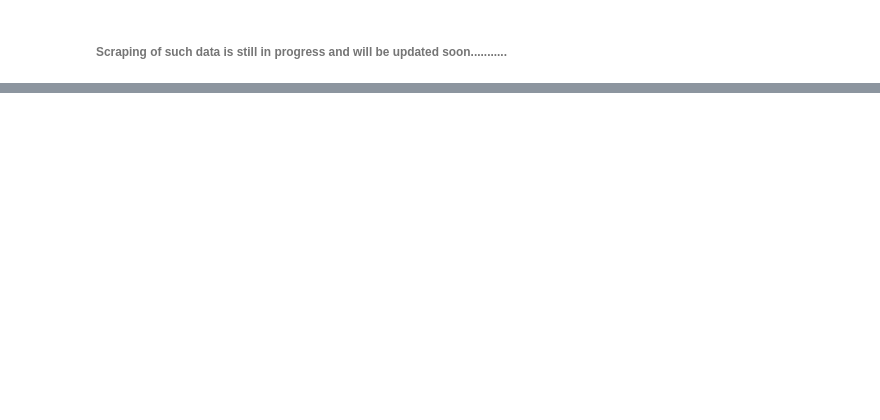
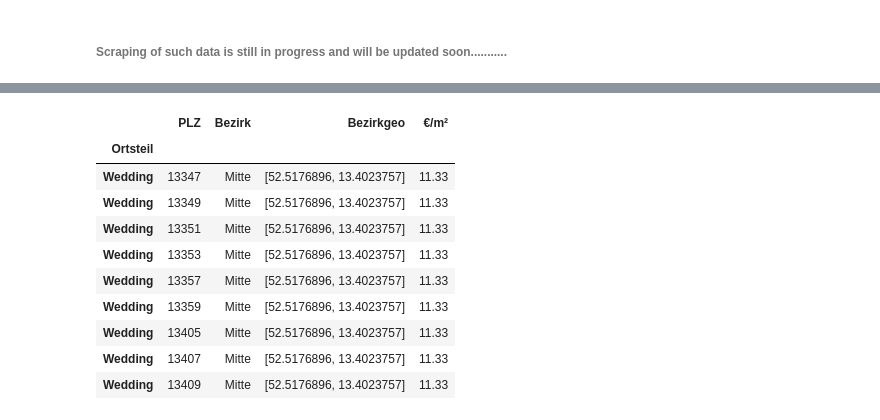
Before and after one commit to Prabhu204/Coursera_Capstone, a Jupyter notebook: Week 4 cpastone project_1.ipynb, the cells around one changed output, grey strips where cells are left out. Cells and saved outputs as stored; diff of their text form; code cells hidden in the pictures; blank space fills up the shorter version.

```diff
--- a/Week 4 cpastone project_1.ipynb
+++ b/Week 4 cpastone project_1.ipynb
@@ -173,0 +386,5 @@ company_data.head()
+# %%
+merged.loc[(merged["Bezirk"]=='Lichtenberg')&(merged["€/m²"]==0),"€/m²"]= mean_lichtenberg
+merged.loc[(merged["Bezirk"]=='Charlottenburg-Wilmersdorf')&(merged["€/m²"]==0),"€/m²"]= mean_charwil
+merged.loc[(merged["Bezirk"]=='Reinickendorf')&(merged["€/m²"]==0),"€/m²"]= mean_reini
+merged.head()
@@ -173,0 +399,14 @@ company_data.head()
+# %%
+merged.loc["Wedding"]
+# %% [output]
+|  | PLZ | Bezirk | Bezirkgeo | €/m² |
+| Ortsteil |  |  |  |  |
+| Wedding | 13347 | Mitte | [52.5176896, 13.4023757] | 11.33 |
+| Wedding | 13349 | Mitte | [52.5176896, 13.4023757] | 11.33 |
+| Wedding | 13351 | Mitte | [52.5176896, 13.4023757] | 11.33 |
+| Wedding | 13353 | Mitte | [52.5176896, 13.4023757] | 11.33 |
+| Wedding | 13357 | Mitte | [52.5176896, 13.4023757] | 11.33 |
+| Wedding | 13359 | Mitte | [52.5176896, 13.4023757] | 11.33 |
+| Wedding | 13405 | Mitte | [52.5176896, 13.4023757] | 11.33 |
+| Wedding | 13407 | Mitte | [52.5176896, 13.4023757] | 11.33 |
+| Wedding | 13409 | Mitte | [52.5176896, 13.4023757] | 11.33 |
```
Also changed, not shown: parts of 32 cells of this notebook.
